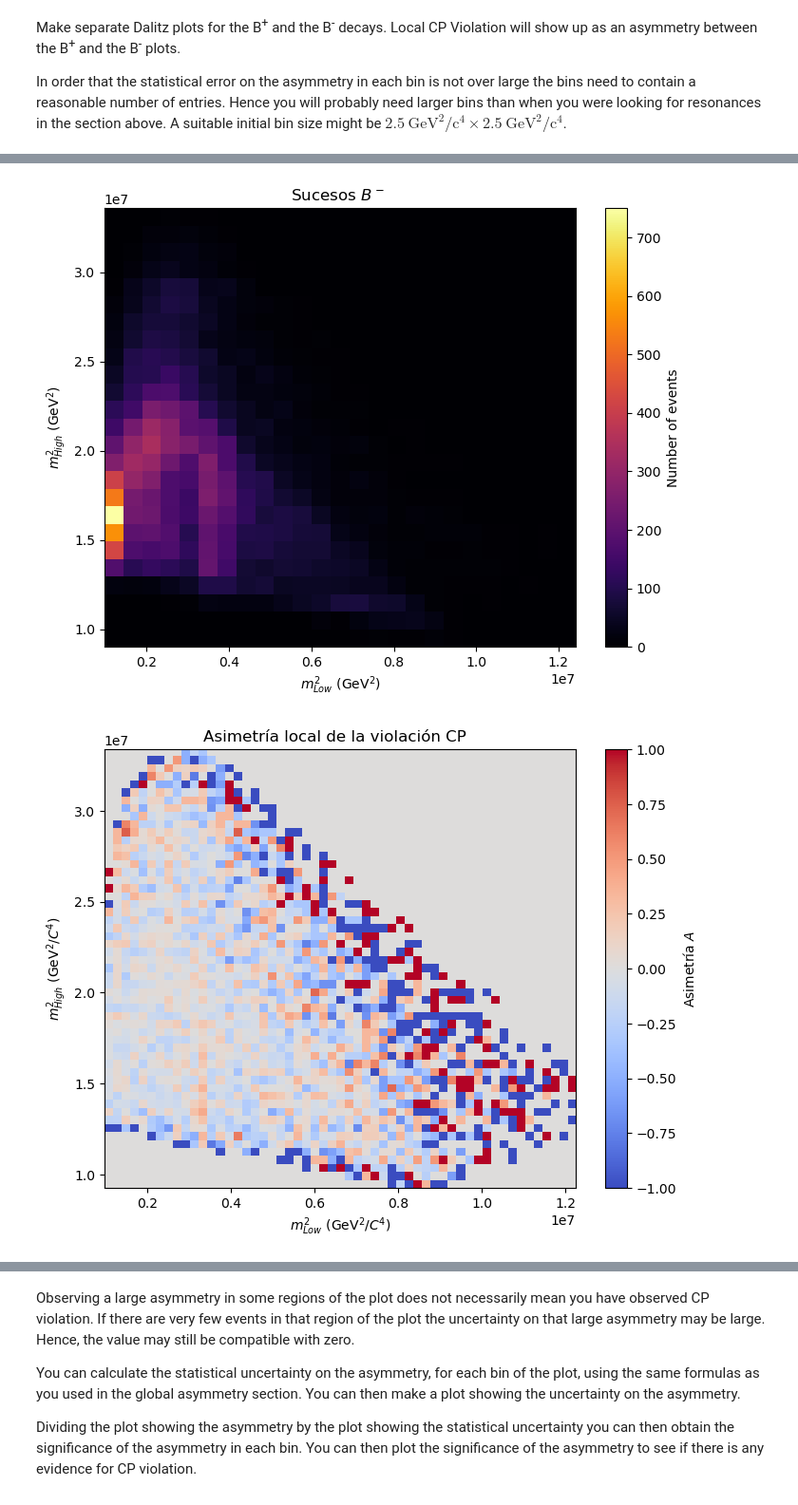
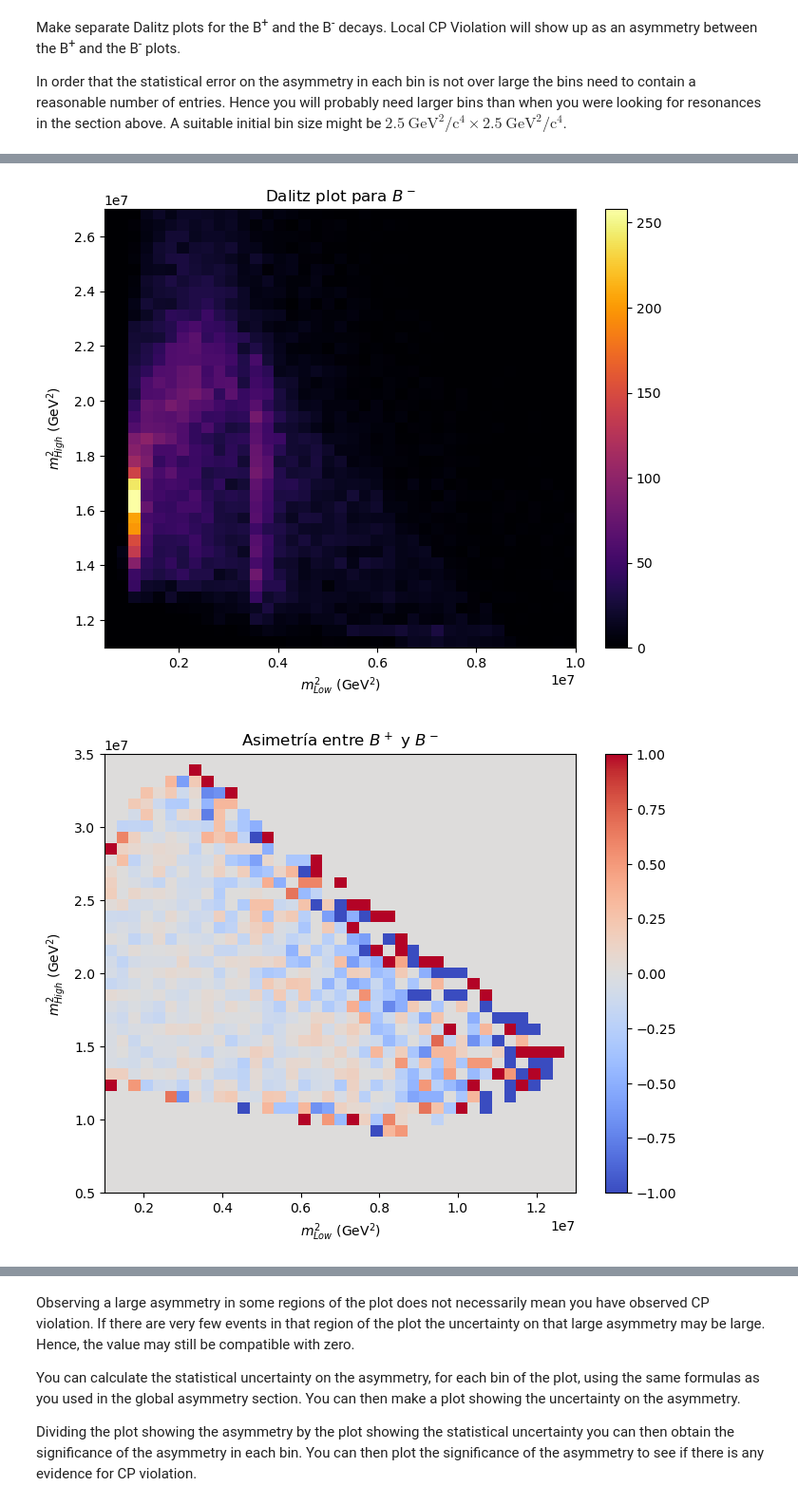
Before and after one commit to JFernando6321/computational-physics-projects, a Jupyter notebook: LHCb_Open_Data_Project_PWF.ipynb, the cells around one changed output, grey strips where cells are left out. Shown at 95% size. Cells and saved outputs as stored; diff of their text form; code cells hidden in the pictures.

```diff
--- a/LHCb_Open_Data_Project_PWF.ipynb
+++ b/LHCb_Open_Data_Project_PWF.ipynb
@@ -915,46 +909,38 @@ plt.show()
 # %%
 # make a Dalitz plot for the B- events
 plt.figure(figsize=(8, 6))
-plt.hist2d(filtered_data[filtered_data['B_Charge'] == -1]['m_low'],
-           filtered_data[filtered_data['B_Charge'] == -1]['m_high'],
-           bins=num_bins, cmap='inferno')
-plt.colorbar(label='Number of events')
-plt.xlabel('$m_{Low}^2$ (GeV$^2$)')
-plt.ylabel('$m_{High}^2$ (GeV$^2$)')
-plt.title(' Sucesos $B^-$  ')
+plt.imshow(H_minus.T, origin='lower', extent=[xedges[0], xedges[-1], yedges[0], yedges[-1]],
+           aspect='auto', cmap='inferno')
+plt.title("Dalitz plot para $B^-$")
+plt.xlabel('$m^2_{Low}$ (GeV$^2$)')
+plt.ylabel('$m^2_{High}$ (GeV$^2$)')
+plt.colorbar()
 plt.show()
 # %% [output]
-[figure, old version]
+[figure, new version]
 # %%
 # Make a plot showing the asymmetry between these two Daltz plots
 # i.e. calculate the asymmetry between each bin of the B+ and B- Dalitz plots and show the result in another 2D plot
-# Crear histogramas 2D para B+ y B- en las mismas condiciones
-num_bins = 55
-H_plus, xedges, yedges = np.histogram2d(
-    filtered_data[filtered_data['B_Charge'] == +1]['m_low'],
-    filtered_data[filtered_data['B_Charge'] == +1]['m_high'],
-    bins=num_bins
-)
+#  ya que hemos definido anteriormente los anteriores histogrmas 2D para B+ y B-, entonces
+bins = [np.linspace(0.1e7, 1.3e7, 40), np.linspace(0.5e7, 3.5e7, 40)]
 
-H_minus, _, _ = np.histogram2d(
-    filtered_data[filtered_data['B_Charge'] == -1]['m_low'],
-    filtered_data[filtered_data['B_Charge'] == -1]['m_high'],
-    bins=num_bins
-)
+# Hacer histogramas binned 2D para B+ y B-
+H_plus, xedges, yedges = np.histogram2d(m2_low_plus, m2_high_plus, bins=bins)
+H_minus, _, _ = np.histogram2d(m2_low_minus, m2_high_minus, bins=bins)
 
-# Calcular la asimetría local A, evitando divisiones por cero
-A = (H_minus - H_plus) / (H_minus + H_plus)
-A = np.nan_to_num(A)  # Reemplazar NaN por 0 donde no haya eventos
+# Calcular la asimetría A
+with np.errstate(divide='ignore', invalid='ignore'):
+    Asymmetry = (H_minus - H_plus) / (H_minus + H_plus)
+    Asymmetry[np.isnan(Asymmetry)] = 0  # Reemplazar NaNs (división por cero) con 0
 
-# Visualizar la asimetría local en un Dalitz plot
+
 plt.figure(figsize=(8, 6))
-plt.imshow(A.T, origin='lower',
-           extent=[xedges[0], xedges[-1], yedges[0], yedges[-1]],
-           cmap='coolwarm', aspect='auto', vmin=-1, vmax=1)
-plt.colorbar(label='Asimetría $A$')
-plt.xlabel('$m_{Low}^2$ (GeV$^2/C^4 $)')
-plt.ylabel('$m_{High}^2$ (GeV$^2/C^4$)')
-plt.title('Asimetría local de la violación CP  ')
+plt.imshow(Asymmetry.T, origin='lower', extent=[xedges[0], xedges[-1], yedges[0], yedges[-1]],
+           aspect='auto', cmap='coolwarm', vmin=-1, vmax=1)
+plt.title("Asimetría entre $B^+$ y $B^-$")
+plt.xlabel('$m^2_{Low}$ (GeV$^2$)')
+plt.ylabel('$m^2_{High}$ (GeV$^2$)')
+plt.colorbar()
 plt.show()
 # %% [output]
-[figure, old version]
+[figure, new version]
```
Also changed, not shown: parts of 11 cells of this notebook.
